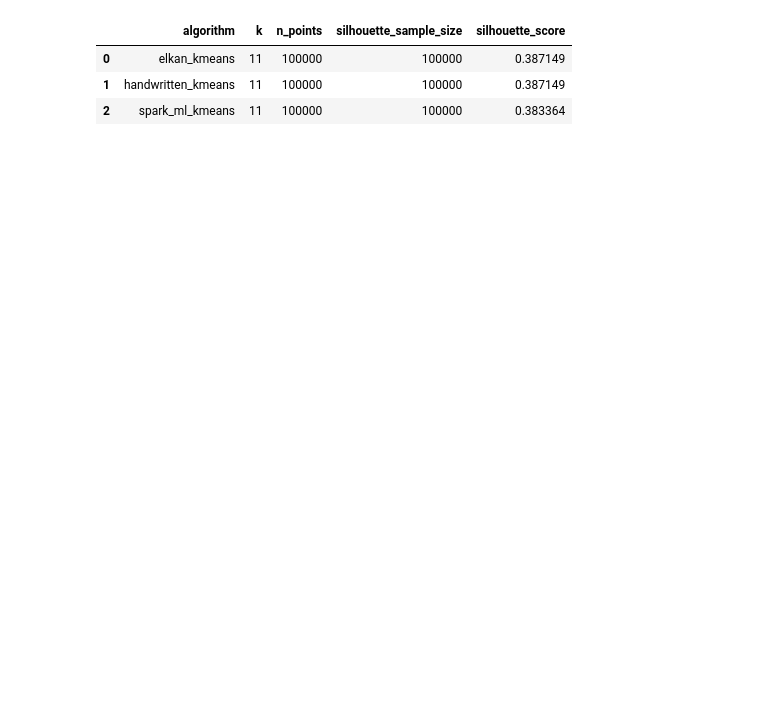
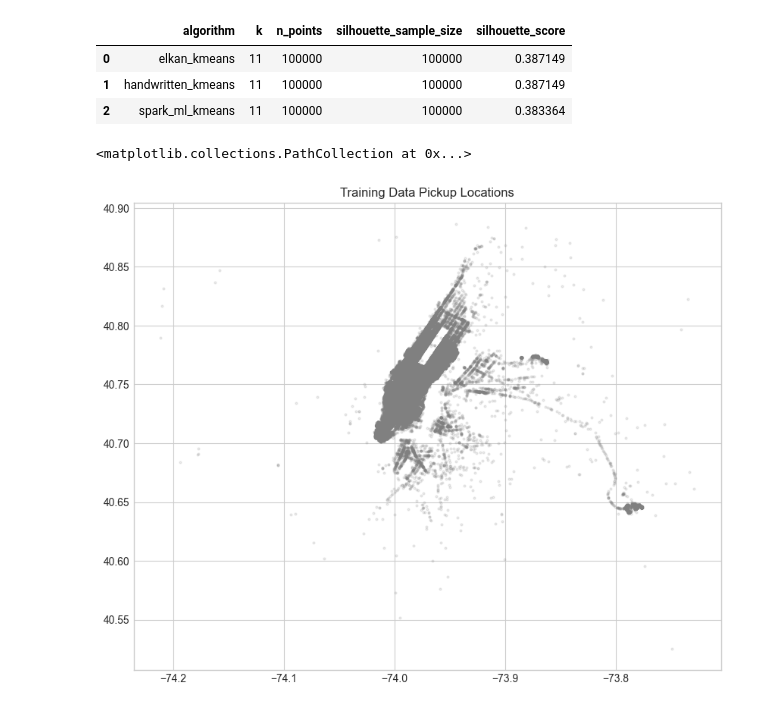
Before and after one commit to MegaTam/Clustering_by_Spark, a Jupyter notebook: notebooks/cluster_visualization_100k.ipynb, the cells around one changed output. Cells and saved outputs as stored; diff of their text form; code cells hidden in the pictures; blank space fills up the shorter version.

```diff
--- a/notebooks/cluster_visualization_100k.ipynb
+++ b/notebooks/cluster_visualization_100k.ipynb
@@ -474,3 +474,16 @@ display(silhouette_summary_df)
 | 0 | elkan_kmeans | 11 | 100000 | 100000 | 0.387149 |
 | 1 | handwritten_kmeans | 11 | 100000 | 100000 | 0.387149 |
 | 2 | spark_ml_kmeans | 11 | 100000 | 100000 | 0.383364 |
+# %%
+# Visualize all pickup points without showing clustering labels
+# Recommended: use filtered_train_df, because it is exactly the full dataset used by clustering.
+# If you want the raw unfiltered rows from train.csv, replace filtered_train_df with train_df.
+
+
+fig, ax = plt.subplots(figsize=(10, 8))
+ax.set_title("Training Data Pickup Locations")
+background_df = sample_for_plot(train_100k_df, PLOT_SAMPLE_SIZE)
+ax.scatter(background_df["pickup_longitude"], background_df["pickup_latitude"], s=4, alpha=0.15, color="gray", label="train sample")
+# %% [output]
+<matplotlib.collections.PathCollection at 0x...>
+[figure, added]
```
Also changed, not shown: parts of 3 cells of this notebook.
